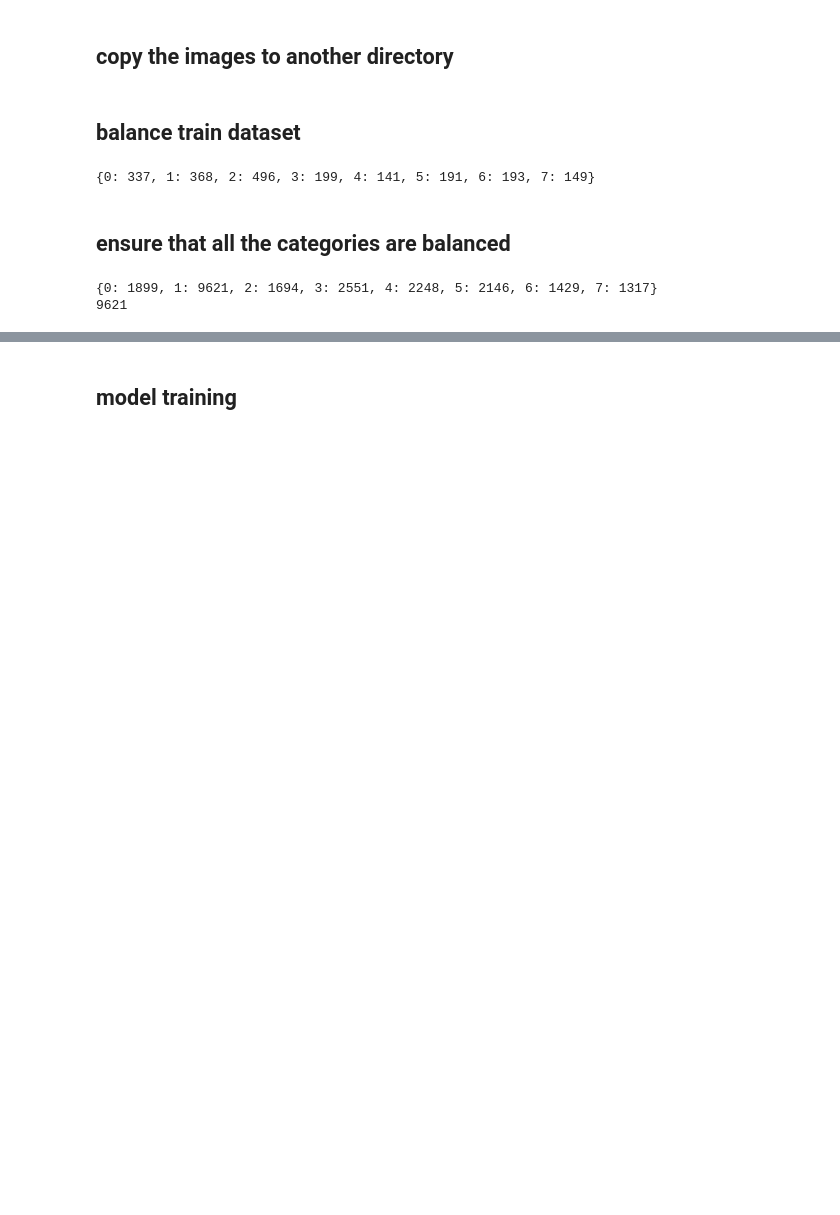
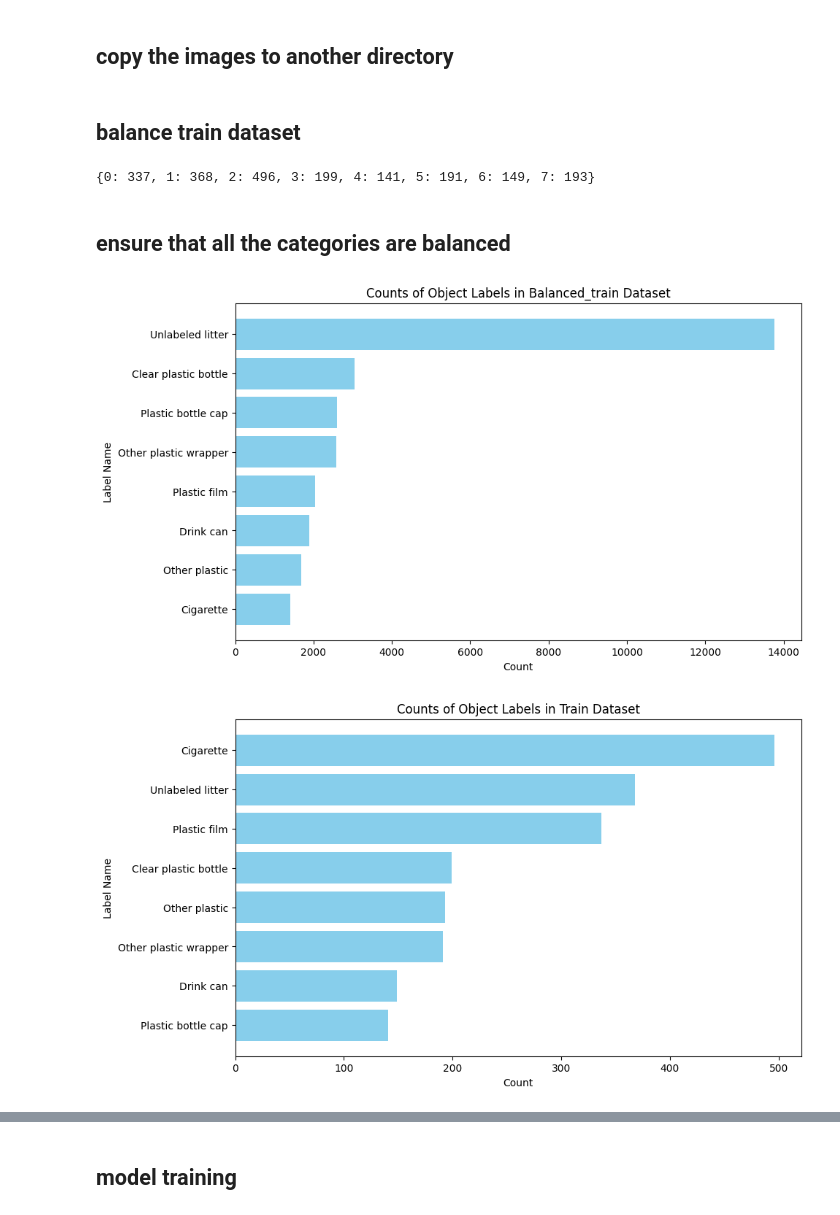
Before and after one commit to mqarmout/TACO_object__detection, a Jupyter notebook: data_load_and_model_build.ipynb, the cells around one changed output, grey strips where cells are left out. Drawn from its saved outputs; the diff is of its cells as text; code cells hidden in the pictures; blank space fills up the shorter version.

```diff
--- a/data_load_and_model_build.ipynb
+++ b/data_load_and_model_build.ipynb
@@ -152,8 +152,8 @@ desired_categories = {
     5: 3,   # Clear plastic bottle
     7: 4,   # Plastic bottle cap
     39: 5,  # Other plastic wrapper
-    29: 6,  # Other plastic
-    12: 7   # Drink can
+    12: 6,  # Drink can
+    29: 7,  # Other plastic
 }
 
 # Step 2: Define path to annotations and labels directory
@@ -391,8 +389,6 @@ copy_balanced_data(source_dir, dest_dir, max_samples_per_class)
 # %% [markdown]
 ## balance train dataset
 # %%
-# prompt: oversample train data to ensure the data is balanced
-
 def oversample_train_data(train_data_dir, largest_value):
     """Oversamples the training data to ensure a balanced dataset.
 
@@ -446,38 +442,9 @@ def oversample_train_data(train_data_dir, largest_value):
 # Example usage:
 import uuid
 train_data_dir = 'yolo_top_categories/balanced_train'
-largest_value = find_largest_category(train_data_dir)  # Assuming you have find_largest_category defined
+largest_value = find_largest_category(train_data_dir)
 oversample_train_data(train_data_dir, largest_value)
 # %% [output]
-{0: 337, 1: 368, 2: 496, 3: 199, 4: 141, 5: 191, 6: 193, 7: 149}
+{0: 337, 1: 368, 2: 496, 3: 199, 4: 141, 5: 191, 6: 149, 7: 193}
 # %% [markdown]
 ## ensure that all the categories are balanced
-# %%
-import os
-
-def find_largest_category(directory):
-    value_per_category = {0:0, 1:0, 2:0, 3:0, 4:0, 5:0, 6:0, 7:0}
-    image_files = [f for f in os.listdir(os.path.join(directory, 'images')) if f.endswith('.jpg') or f.endswith('.png') or f.endswith('.JPG')]
-
-    for image_file in image_files:
-      label_file = os.path.splitext(image_file)[0] + '.txt'
-      label_path = os.path.join(directory, 'labels', label_file)
-
-      if os.path.exists(label_path):
-        with open(label_path, 'r') as f:
-          lines = f.readlines()
-          for line in lines:
-            category = int(line.split()[0])
-            if category in value_per_category:
-              value_per_category[category] += 1
-
-    largest_value = max(value_per_category.values())
-    print(value_per_category)
-    return largest_value
-
-train_data_dir = 'yolo_top_categories/balanced_train'
-largest_value = find_largest_category(train_data_dir)
-print(largest_value)
-# %% [output]
-{0: 1899, 1: 9621, 2: 1694, 3: 2551, 4: 2248, 5: 2146, 6: 1429, 7: 1317}
-9621
@@ -483,0 +490,17 @@ print(largest_value)
+# %%
+# Define a mapping from label IDs to names
+label_names = {
+    0: "Plastic film",
+    1: "Unlabeled litter",
+    2: "Cigarette",
+    3: "Clear plastic bottle",
+    4: "Plastic bottle cap",
+    5: "Other plastic wrapper",
+    6: "Drink can",
+    7: "Other plastic",
+}
+# Plot label counts for the current split
+plot_label_counts(label_names, ['balanced_train', 'train'])
+# %% [output]
+[figure, added]
+[figure, added]
```
Also changed, not shown: parts of 9 cells of this notebook.
